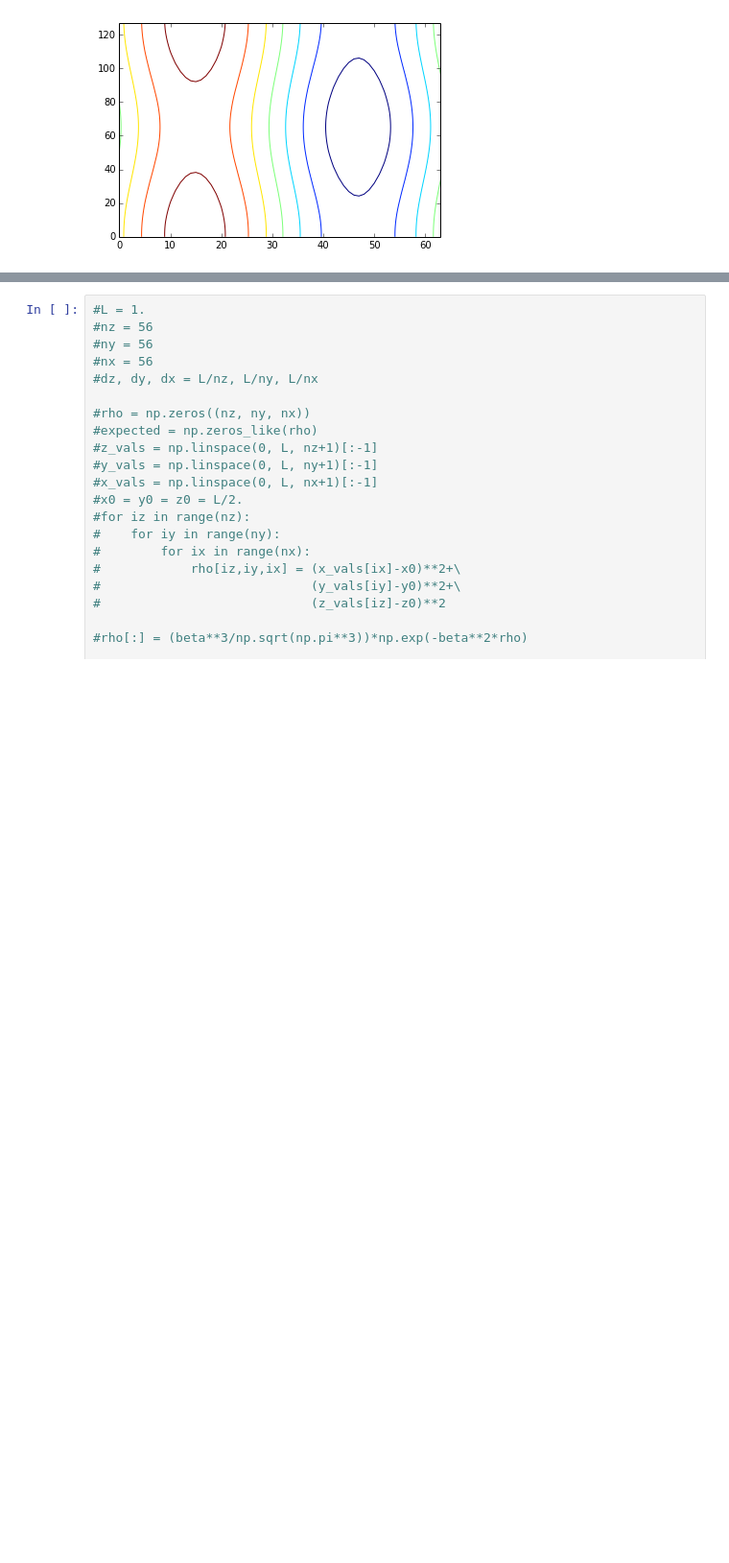
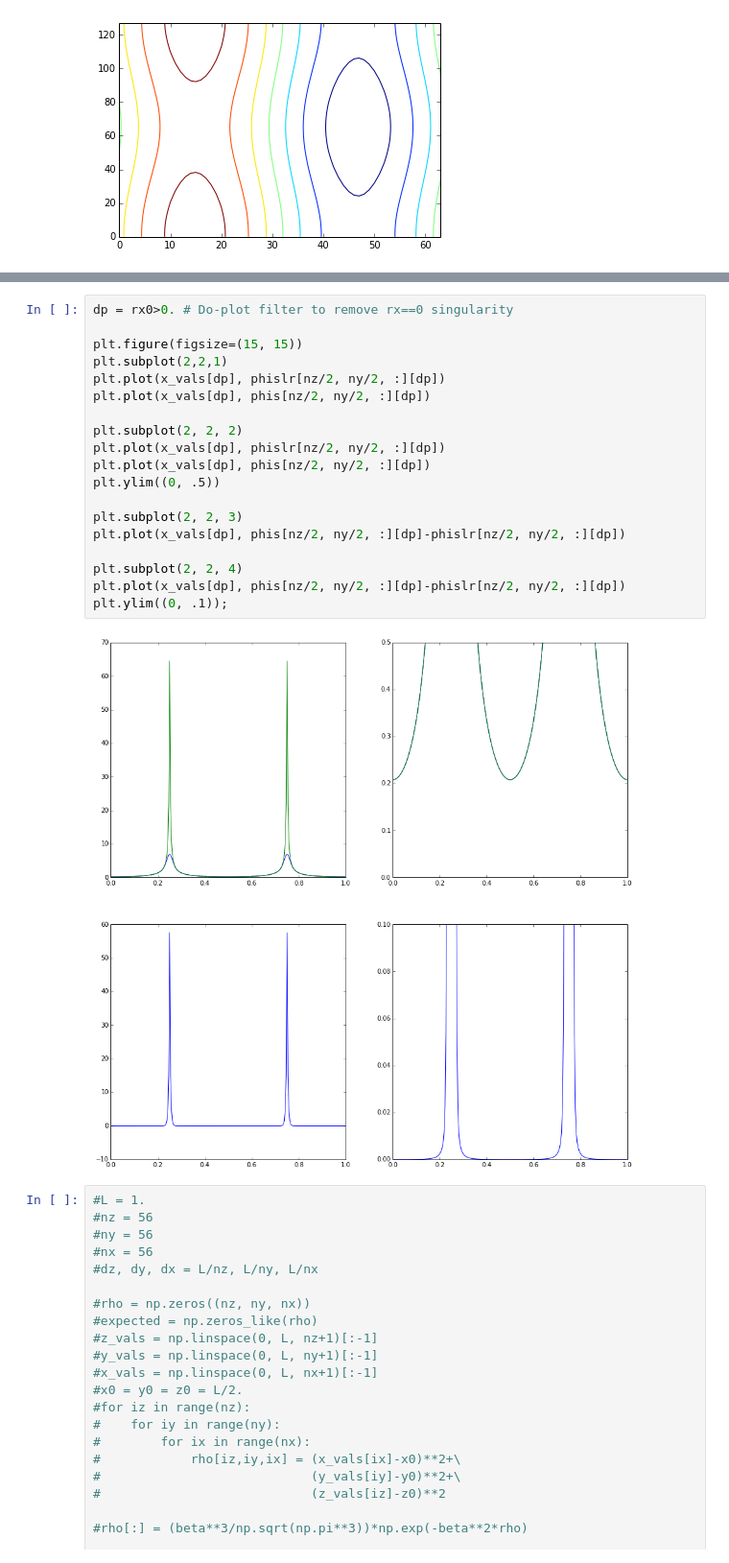
Before and after one commit to dreamer2368/py3d3v, a Jupyter notebook: py3d3v/fft-3d.ipynb, the cells around one changed output, grey strips where cells are left out. Shown at 96% size. Saved outputs shown, nothing was run; the diff lists cells and outputs as text; blank space fills up the shorter version.

```diff
--- a/py3d3v/fft-3d.ipynb
+++ b/py3d3v/fft-3d.ipynb
@@ -81,3 +121,24 @@ plt.plot(x_vals[dp], phis[nz/2, ny/2, :][dp])
+# %%
+dp = rx0>0. # Do-plot filter to remove rx==0 singularity
+
+plt.figure(figsize=(15, 15))
+plt.subplot(2,2,1)
+plt.plot(x_vals[dp], phislr[nz/2, ny/2, :][dp])
+plt.plot(x_vals[dp], phis[nz/2, ny/2, :][dp])
+
+plt.subplot(2, 2, 2)
+plt.plot(x_vals[dp], phislr[nz/2, ny/2, :][dp])
+plt.plot(x_vals[dp], phis[nz/2, ny/2, :][dp])
+plt.ylim((0, .5))
+
+plt.subplot(2, 2, 3)
+plt.plot(x_vals[dp], phis[nz/2, ny/2, :][dp]-phislr[nz/2, ny/2, :][dp])
+
+plt.subplot(2, 2, 4)
+plt.plot(x_vals[dp], phis[nz/2, ny/2, :][dp]-phislr[nz/2, ny/2, :][dp])
+plt.ylim((0, .1));
+# %% [output]
+[figure, added]
 # %%
 #L = 1.
 #nz = 56
```
Also changed, not shown: parts of 3 cells of this notebook, 1 other file.
